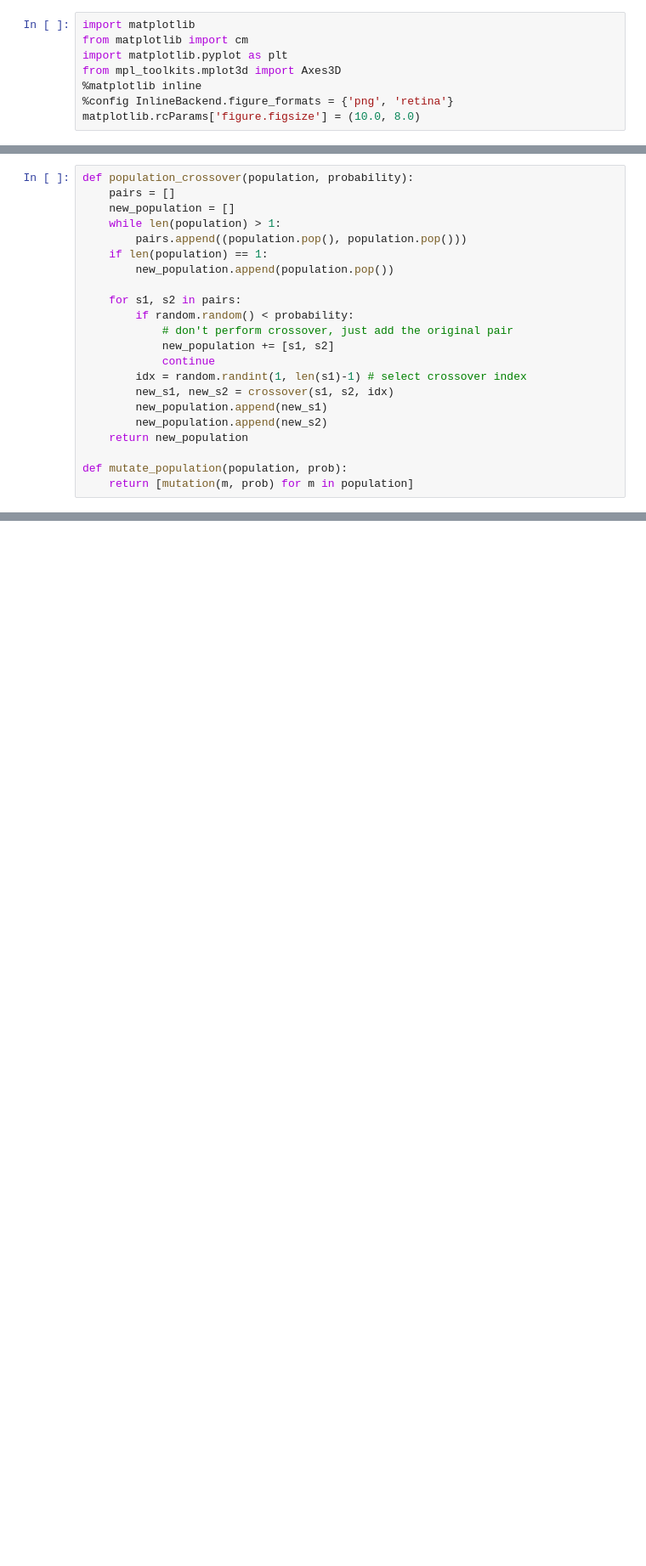
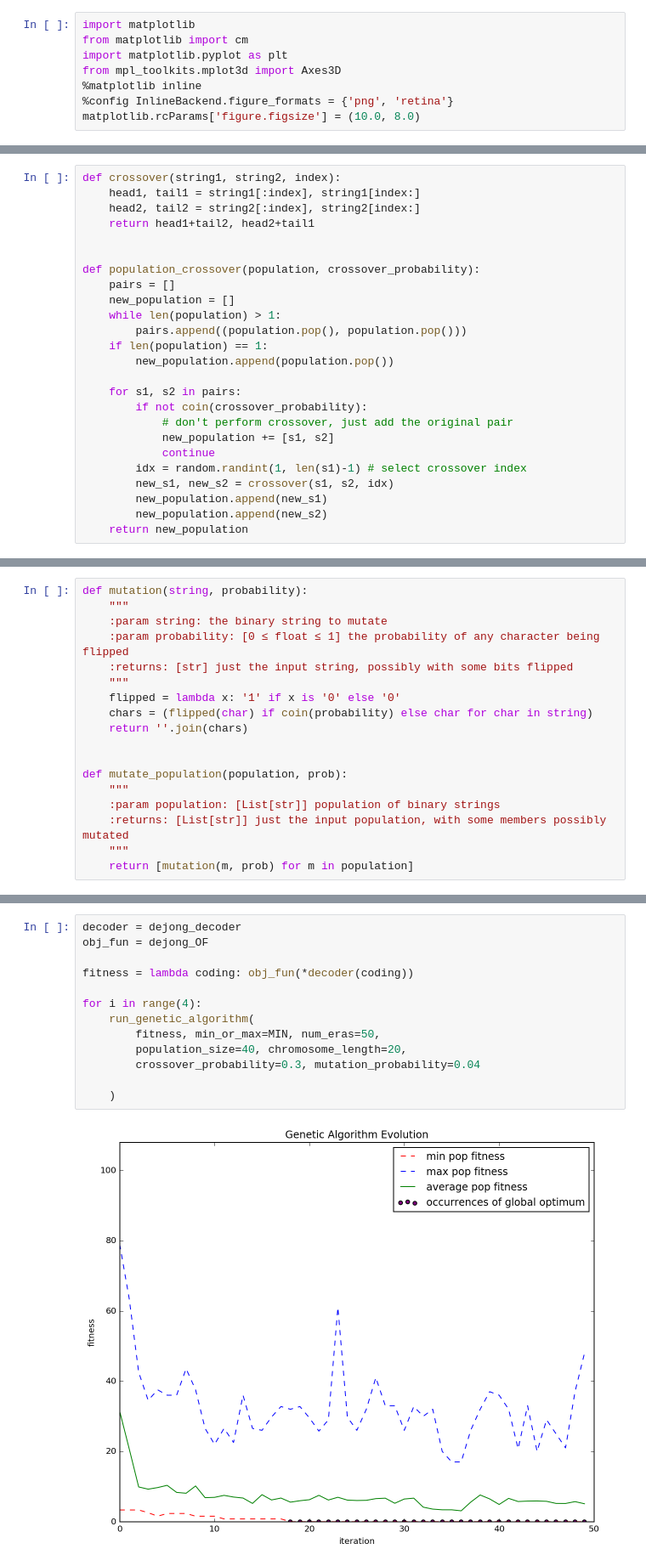
Before and after one commit to glifchits/simple-genetic-algorithm, a Jupyter notebook: SGA.ipynb, the cells around one changed output, grey strips where cells are left out. Shown at 85% size. Drawn from its saved outputs; the diff is of its cells as text; blank space fills up the shorter version.

```diff
--- a/SGA.ipynb
+++ b/SGA.ipynb
@@ -197,5 +108,11 @@ def mutation(string, probability):
 # %%
-def population_crossover(population, probability):
+def crossover(string1, string2, index):
+    head1, tail1 = string1[:index], string1[index:]
+    head2, tail2 = string2[:index], string2[index:]
+    return head1+tail2, head2+tail1
+
+
+def population_crossover(population, crossover_probability):
     pairs = []
     new_population = []
     while len(population) > 1:
@@ -204,7 +121,7 @@ def population_crossover(population, probability):
         new_population.append(population.pop())
 
     for s1, s2 in pairs:
-        if random.random() < probability:
+        if not coin(crossover_probability):
             # don't perform crossover, just add the original pair
             new_population += [s1, s2]
             continue
@@ -213,6 +130,3 @@ def population_crossover(population, probability):
         new_population.append(new_s1)
         new_population.append(new_s2)
     return new_population
-
-def mutate_population(population, prob):
-    return [mutation(m, prob) for m in population]
@@ -218,0 +135,18 @@ def mutate_population(population, prob):
+# %%
+def mutation(string, probability):
+    """
+    :param string: the binary string to mutate
+    :param probability: [0 ≤ float ≤ 1] the probability of any character being flipped
+    :returns: [str] just the input string, possibly with some bits flipped
+    """
+    flipped = lambda x: '1' if x is '0' else '0'
+    chars = (flipped(char) if coin(probability) else char for char in string)
+    return ''.join(chars)
+
+
+def mutate_population(population, prob):
+    """
+    :param population: [List[str]] population of binary strings
+    :returns: [List[str]] just the input population, with some members possibly mutated
+    """
+    return [mutation(m, prob) for m in population]
@@ -226,0 +299,15 @@ nov27 = lambda *a: abs(a[1]*a[2]+a[1]*a[3]+a[1]*a[4]+a[1]*a[5]+a[1]*a[6]+a[1]*a[
+# %%
+decoder = dejong_decoder
+obj_fun = dejong_OF
+
+fitness = lambda coding: obj_fun(*decoder(coding))
+
+for i in range(4):
+    run_genetic_algorithm(
+        fitness, min_or_max=MIN, num_eras=50,
+        population_size=40, chromosome_length=20,
+        crossover_probability=0.3, mutation_probability=0.04
+
+    )
+# %% [output]
+[figure, added]
```
Also changed, not shown: parts of 42 cells of this notebook.
